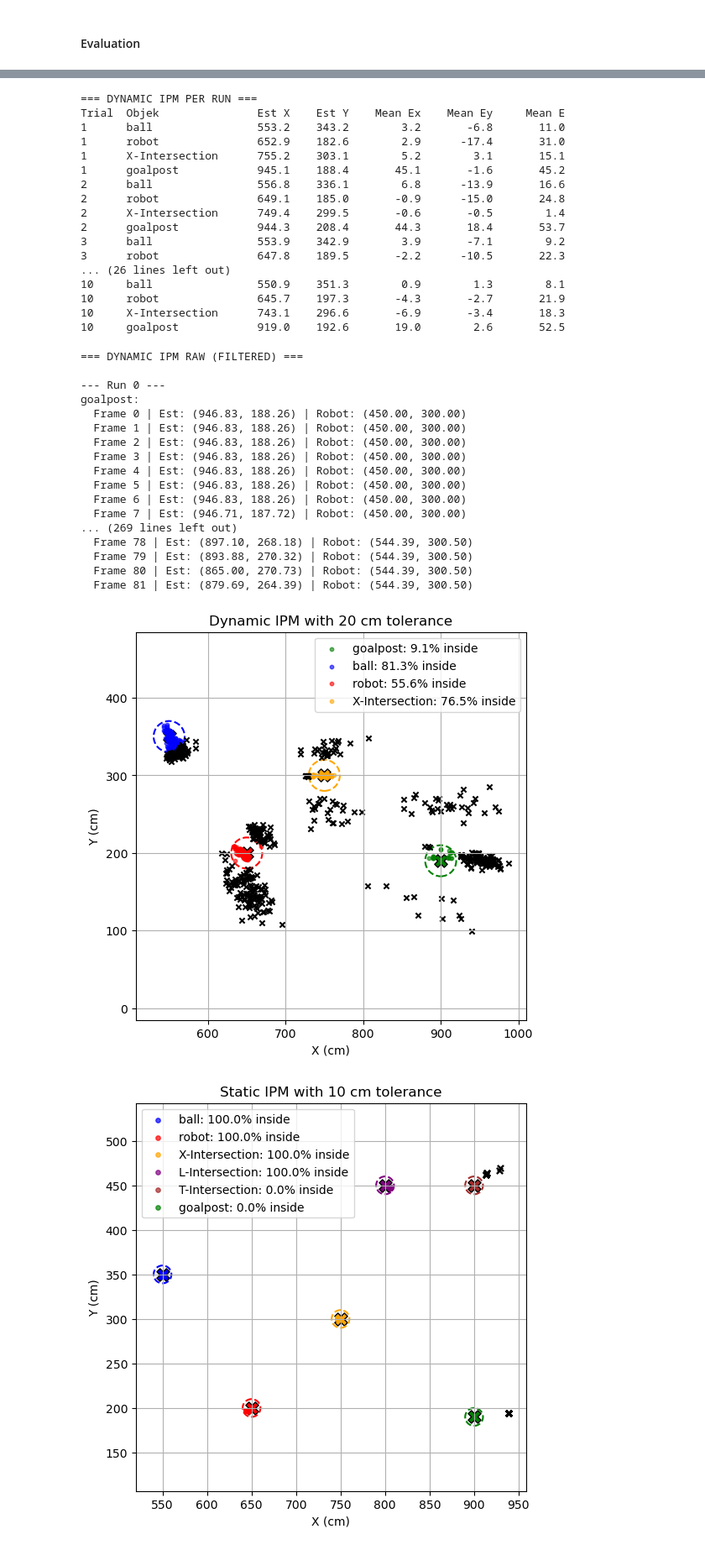
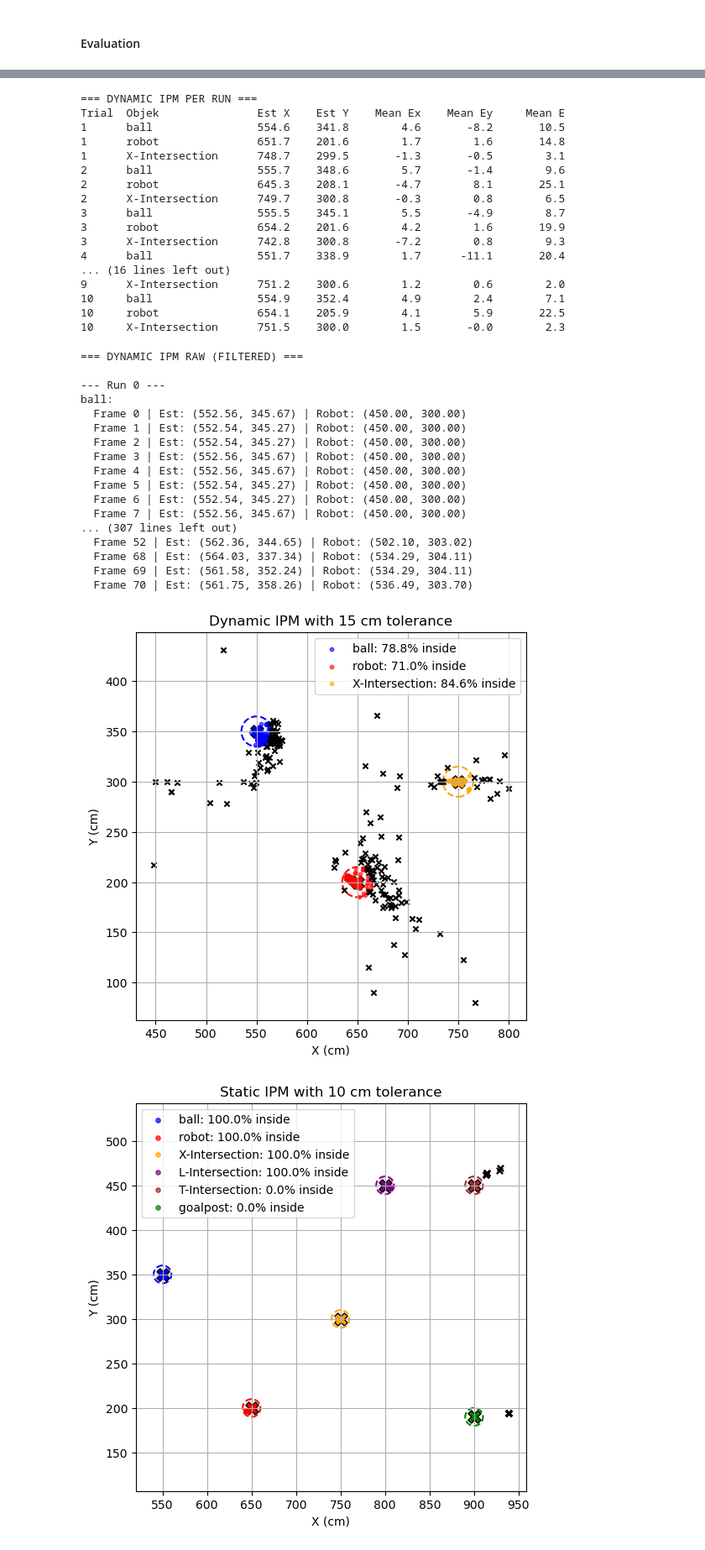
Before and after one commit to FaaizHaikal/my-thesis, a Jupyter notebook: scripts/ipm_evaluation.ipynb, the cells around one changed output, grey strips where cells are left out. Shown at 84% size. Saved outputs shown, nothing was run; the diff lists cells and outputs as text; code cells hidden in the pictures.

Commit message:
feat: new evaluation data

```diff
--- a/scripts/ipm_evaluation.ipynb
+++ b/scripts/ipm_evaluation.ipynb
@@ -76,7 +76,7 @@ files = sorted(
 )
 
 for filename in files:
-    data = load_ipm_estimations(filename, ["ball", "robot", "X-Intersection", "goalpost"])
+    data = load_ipm_estimations(filename, ["ball", "robot", "X-Intersection"])
     dynamic_ipm.append(data)
 # %% [markdown]
 # IPM Evaluation
@@ -489,25 +490,25 @@ print_summary_per_run_per_object("DYNAMIC IPM PER RUN", per_run_summary)
 # %% [output]
 === DYNAMIC IPM PER RUN ===
 Trial  Objek               Est X    Est Y    Mean Ex    Mean Ey     Mean E
-1      ball                553.2    343.2        3.2       -6.8       11.0
-1      robot               652.9    182.6        2.9      -17.4       31.0
-1      X-Intersection      755.2    303.1        5.2        3.1       15.1
-1      goalpost            945.1    188.4       45.1       -1.6       45.2
-2      ball                556.8    336.1        6.8      -13.9       16.6
-2      robot               649.1    185.0       -0.9      -15.0       24.8
-2      X-Intersection      749.4    299.5       -0.6       -0.5        1.4
-2      goalpost            944.3    208.4       44.3       18.4       53.7
-3      ball                553.9    342.9        3.9       -7.1        9.2
-3      robot               647.8    189.5       -2.2      -10.5       22.3
-... (26 lines left out)
-10     ball                550.9    351.3        0.9        1.3        8.1
-10     robot               645.7    197.3       -4.3       -2.7       21.9
-10     X-Intersection      743.1    296.6       -6.9       -3.4       18.3
-10     goalpost            919.0    192.6       19.0        2.6       52.5
+1      ball                554.6    341.8        4.6       -8.2       10.5
+1      robot               651.7    201.6        1.7        1.6       14.8
+1      X-Intersection      748.7    299.5       -1.3       -0.5        3.1
+2      ball                555.7    348.6        5.7       -1.4        9.6
+2      robot               645.3    208.1       -4.7        8.1       25.1
+2      X-Intersection      749.7    300.8       -0.3        0.8        6.5
+3      ball                555.5    345.1        5.5       -4.9        8.7
+3      robot               654.2    201.6        4.2        1.6       19.9
+3      X-Intersection      742.8    300.8       -7.2        0.8        9.3
+4      ball                551.7    338.9        1.7      -11.1       20.4
+... (16 lines left out)
+9      X-Intersection      751.2    300.6        1.2        0.6        2.0
+10     ball                554.9    352.4        4.9        2.4        7.1
+10     robot               654.1    205.9        4.1        5.9       22.5
+10     X-Intersection      751.5    300.0        1.5       -0.0        2.3
 # %%
-def print_dynamic_runs(dynamic_ipm, run_indices=None, labels=None):
+def print_dynamic_runs(dynamic_logs, run_indices=None, labels=None):
   if run_indices is None:
-    run_indices = list(range(len(dynamic_ipm)))
+    run_indices = list(range(len(dynamic_logs)))
 
   if labels is None:
     labels = OBJECTS_GROUND_TRUTH.keys()
@@ -515,10 +516,10 @@ def print_dynamic_runs(dynamic_ipm, run_indices=None, labels=None):
   print("=== DYNAMIC IPM RAW (FILTERED) ===")
 
   for i in run_indices:
-    if i >= len(dynamic_ipm):
+    if i >= len(dynamic_logs):
       continue
 
-    run = dynamic_ipm[i]
+    run = dynamic_logs[i]
     print(f"\n--- Run {i} ---")
 
     for label in labels:
@@ -534,27 +535,27 @@ def print_dynamic_runs(dynamic_ipm, run_indices=None, labels=None):
           f"Robot: ({robot.x:.2f}, {robot.y:.2f})"
         )
 
-print_dynamic_runs(filtered_dynamic_ipm, labels=["goalpost"])
+print_dynamic_runs(filtered_dynamic_ipm, labels=["ball"])
 # %% [output]
 === DYNAMIC IPM RAW (FILTERED) ===
 
 --- Run 0 ---
-goalpost:
-  Frame 0 | Est: (946.83, 188.26) | Robot: (450.00, 300.00)
-  Frame 1 | Est: (946.83, 188.26) | Robot: (450.00, 300.00)
-  Frame 2 | Est: (946.83, 188.26) | Robot: (450.00, 300.00)
-  Frame 3 | Est: (946.83, 188.26) | Robot: (450.00, 300.00)
-  Frame 4 | Est: (946.83, 188.26) | Robot: (450.00, 300.00)
-  Frame 5 | Est: (946.83, 188.26) | Robot: (450.00, 300.00)
-  Frame 6 | Est: (946.83, 188.26) | Robot: (450.00, 300.00)
-  Frame 7 | Est: (946.71, 187.72) | Robot: (450.00, 300.00)
-... (269 lines left out)
-  Frame 78 | Est: (897.10, 268.18) | Robot: (544.39, 300.50)
-  Frame 79 | Est: (893.88, 270.32) | Robot: (544.39, 300.50)
-  Frame 80 | Est: (865.00, 270.73) | Robot: (544.39, 300.50)
-  Frame 81 | Est: (879.69, 264.39) | Robot: (544.39, 300.50)
+ball:
+  Frame 0 | Est: (552.56, 345.67) | Robot: (450.00, 300.00)
+  Frame 1 | Est: (552.54, 345.27) | Robot: (450.00, 300.00)
+  Frame 2 | Est: (552.54, 345.27) | Robot: (450.00, 300.00)
+  Frame 3 | Est: (552.56, 345.67) | Robot: (450.00, 300.00)
+  Frame 4 | Est: (552.56, 345.67) | Robot: (450.00, 300.00)
+  Frame 5 | Est: (552.54, 345.27) | Robot: (450.00, 300.00)
+  Frame 6 | Est: (552.54, 345.27) | Robot: (450.00, 300.00)
+  Frame 7 | Est: (552.56, 345.67) | Robot: (450.00, 300.00)
+... (307 lines left out)
+  Frame 52 | Est: (562.36, 344.65) | Robot: (502.10, 303.02)
+  Frame 68 | Est: (564.03, 337.34) | Robot: (534.29, 304.11)
+  Frame 69 | Est: (561.58, 352.24) | Robot: (534.29, 304.11)
+  Frame 70 | Est: (561.75, 358.26) | Robot: (536.49, 303.70)
 # %%
-def plot_est_vs_gt_dynamic(dynamic_ipm, labels=None, radius=20):
+def plot_est_vs_gt_dynamic(dynamic_ipm, labels=None, radius=15):
     if labels is None:
         labels = OBJECTS_GROUND_TRUTH.keys()
 
@@ -612,35 +613,35 @@ def plot_est_vs_gt_dynamic(dynamic_ipm, labels=None, radius=20):
         # --- Plot GT + circle ---
         plt.scatter(gt.x, gt.y,
                     marker='X', s=120,
                     color=color, edgecolors='black')
 
         circle = plt.Circle((gt.x, gt.y), radius,
                             color=color, fill=False,
                             linestyle='--', linewidth=1.5)
         plt.gca().add_patch(circle)
 
         # --- Plot points ---
         plt.scatter(inside_xs, inside_ys,
                     s=10, alpha=0.6,
                     color=color,
                     label=f"{label}: {pct_inside:.1f}% inside")
 
         plt.scatter(outside_xs, outside_ys,
                     s=20, marker='x',
                     color='black')
 
     plt.xlabel("X (cm)")
     plt.ylabel("Y (cm)")
     plt.title(f"Dynamic IPM with {radius} cm tolerance")
     plt.axis('equal')
     plt.legend()
     plt.grid(True)
 
     plt.show()
 
-plot_est_vs_gt_dynamic(filtered_dynamic_ipm, labels=["goalpost", "ball", "robot", "X-Intersection"])
+plot_est_vs_gt_dynamic(filtered_dynamic_ipm, labels=["ball", "robot", "X-Intersection"])
 # %% [output]
-[figure, old version]
+[figure, new version]
 # %%
 def plot_est_vs_gt_static(static_ipm, labels=None, radius=10):
     if labels is None:
```
Also changed, not shown: parts of 5 cells of this notebook, 15 other files.
